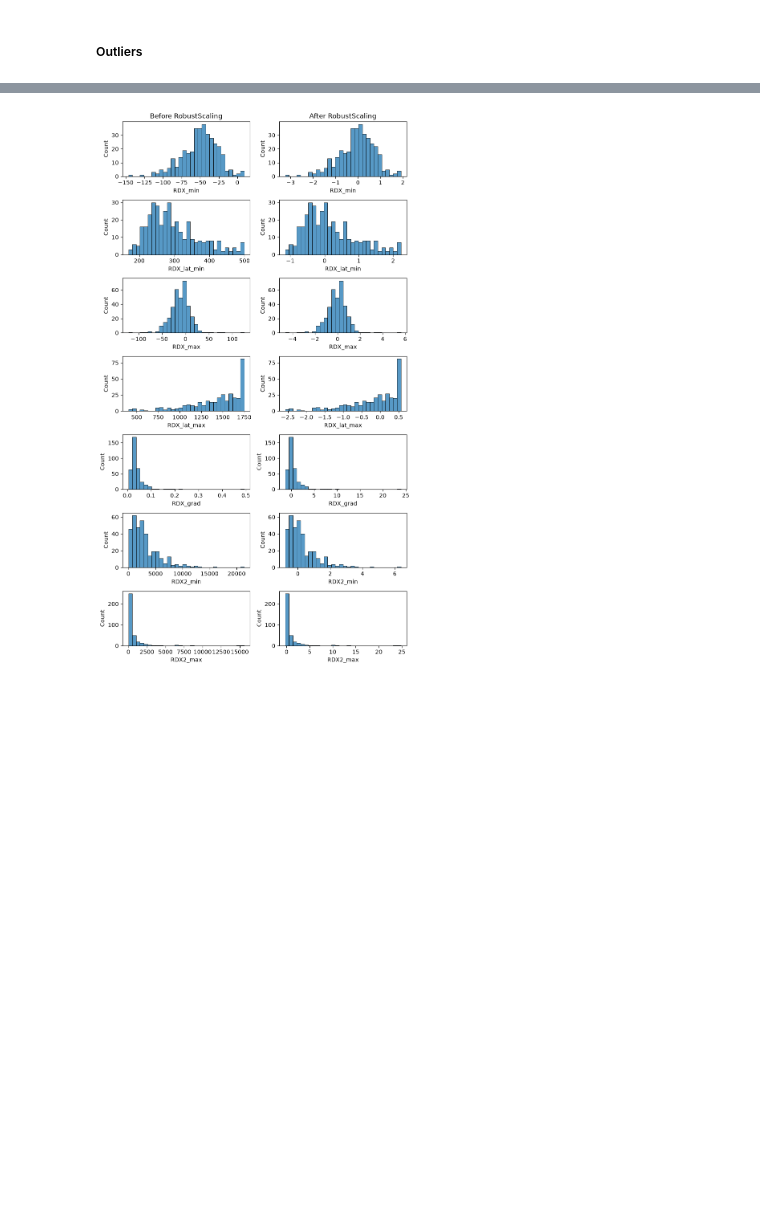
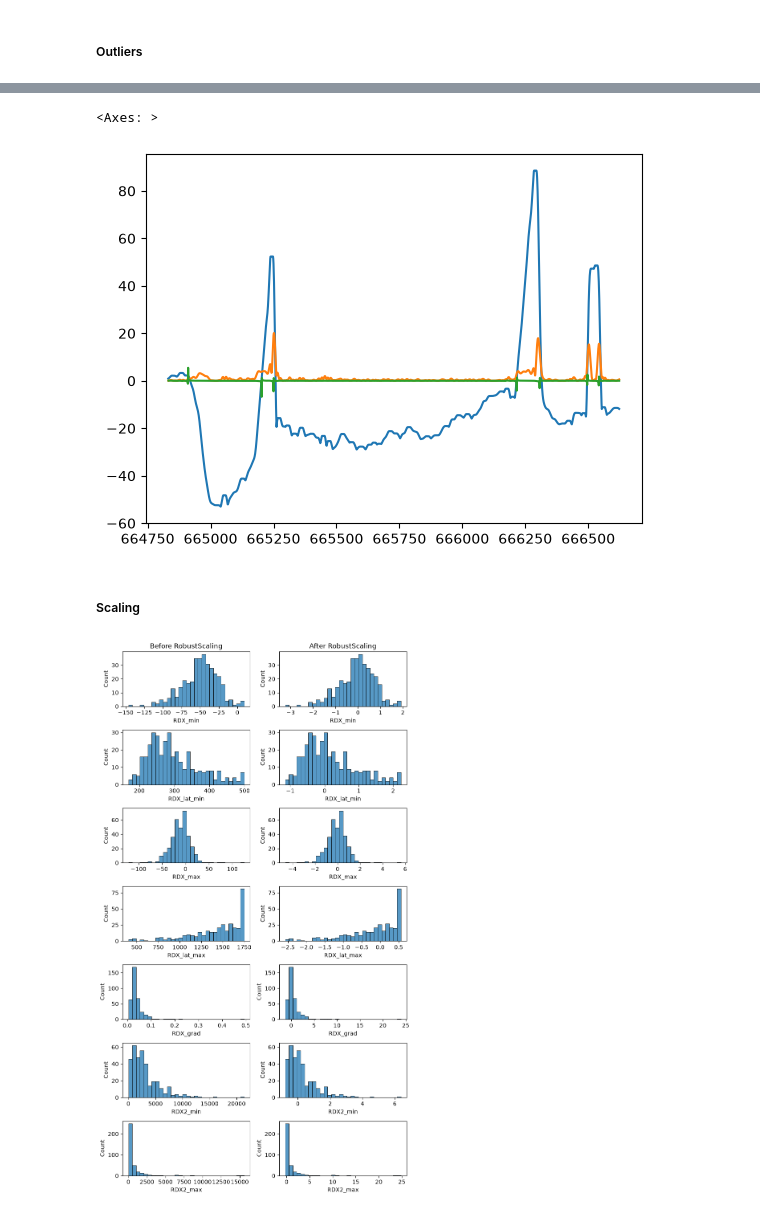
Before and after one commit to arthbreaker/2026_M1_internship, a Jupyter notebook: data_preparation.ipynb, the cells around one changed output, grey strips where cells are left out. Drawn from its saved outputs; the diff is of its cells as text; code cells hidden in the pictures; blank space fills up the shorter version.

```diff
--- a/data_preparation.ipynb
+++ b/data_preparation.ipynb
@@ -173,0 +232,11 @@ KeyboardInterrupt:
+# %%
+rdx_data[(rdx_data.condition_id=='CTR_61') & (rdx_data.category_objet==1.0) & (rdx_data.valence_negative==1.0)]['RDX (pix)'].rolling(window=10, min_periods=1).max().plot()
+# rdx_data[(rdx_data.condition_id=='CTR_61') & (rdx_data.category_objet==1.0) & (rdx_data.valence_negative==1.0)]['RDX (pix)'].rolling(window=10, min_periods=1).min().plot()
+# rdx_data[(rdx_data.condition_id=='CTR_61') & (rdx_data.category_objet==1.0) & (rdx_data.valence_negative==1.0)]['RDX (pix)'].rolling(window=10, min_periods=1).mean().plot()
+rdx_data[(rdx_data.condition_id=='CTR_61') & (rdx_data.category_objet==1.0) & (rdx_data.valence_negative==1.0)]['RDX (pix)'].rolling(window=10, min_periods=1).std().plot()
+# rdx_data[(rdx_data.condition_id=='CTR_61') & (rdx_data.category_objet==1.0) & (rdx_data.valence_negative==1.0)]['RDX (pix)'].shift(1).plot()
+# rdx_data[(rdx_data.condition_id=='CTR_61') & (rdx_data.category_objet==1.0) & (rdx_data.valence_negative==1.0)]['RDX (pix)'].shift(5).plot()
+rdx_data[(rdx_data.condition_id=='CTR_61') & (rdx_data.category_objet==1.0) & (rdx_data.valence_negative==1.0)]['RDX (pix)'].pct_change().plot()
+# %% [output]
+<Axes: >
+[figure, added]
@@ -174,3 +445,5 @@ KeyboardInterrupt:
+# %% [markdown]
+##### Scaling
 # %%
 from sklearn.preprocessing import RobustScaler
 
```
Also changed, not shown: parts of 9 cells of this notebook, 13 other files.
